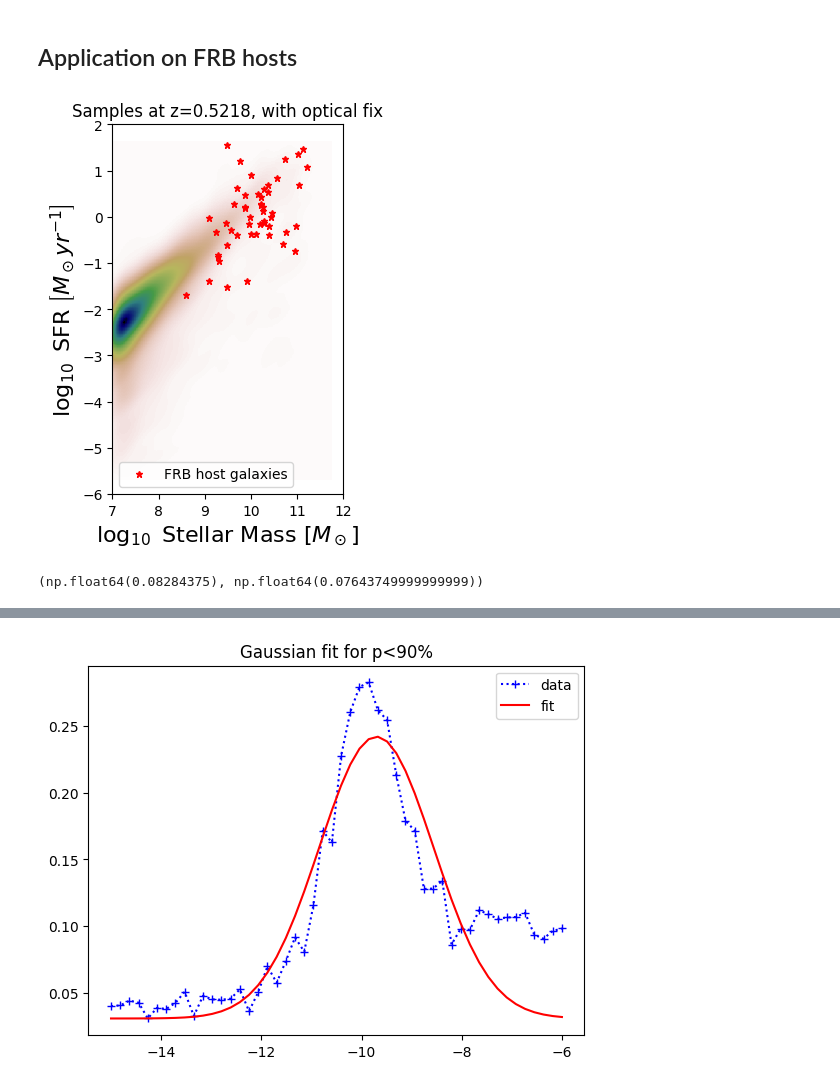
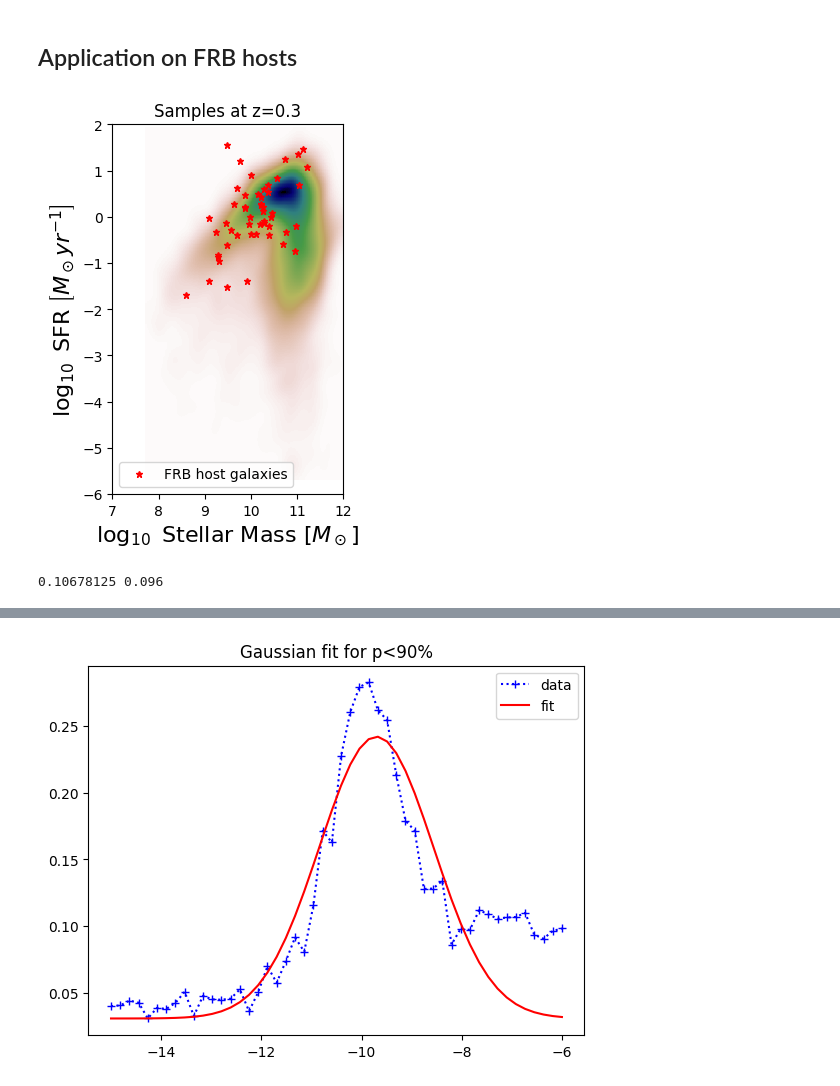
Before and after one commit to hoasaf3/host-galaxies-stats, a Jupyter notebook: frb_hosts_stats.ipynb, the cells around one changed output, grey strips where cells are left out. Drawn from its saved outputs; the diff is of its cells as text; code cells hidden in the pictures.

Commit message:
all figures now run with optical lnprior

```diff
--- a/frb_hosts_stats.ipynb
+++ b/frb_hosts_stats.ipynb
@@ -28,7 +28,7 @@ def read_dsa_data(only_gold=True):
     dsa_frbs = pd.read_csv("frbs_data/dsa_frbs.csv")
 
     if only_gold:
-        dsa_frbs = dsa_frb_hosts_hosts_hosts_hosts_hostss[np.logical_and(dsa_frbs["sed_done?"] == "Y", dsa_frbs["sample"] == "Gold")]
+        dsa_frbs = dsa_frbs[np.logical_and(dsa_frbs["sed_done?"] == "Y", dsa_frbs["sample"] == "Gold")]
     else:
         dsa_frbs = dsa_frbs[dsa_frbs["sed_done?"] == "Y"]
 
@@ -307,44 +357,47 @@ for z in frb_hosts['z']:
 # %%
 """
 Example:
 Generate samples with continuity model and optical selection bias,
 plot results with FRB host galaxies
 Note: the background density represents a single redshift, whereas each host-
       galaxy has different z, and plotted here just for a crude comparison.
 """
 
-#z=frb_hosts['z'][10]  # choose some z
-z=0.5218
+z = 0.3  # np.median(frb_hosts['z'])  # 0.2417
+
+# Create logpdf
+# logpdf = logpdfs.get_logpdf(z, prob_density)
+# logpdf = logpdfs.get_weighted_logpdf(logpdf, 1, 0)  # mass-weighted, no optical lnprior
+logpdf = get_wlogpdf_w_opt(z, prob_density, 1, 0)  # mass-weighted with optical lnprior
+# logpdf = get_wlogpdf_w_opt(z, prob_density, 0, 1)  # sfr-weighted with optical lnprior
+# logpdf = get_gc_logpdf_w_opt(z, prob_density)  # gc-weighted with optical lnprior
 
 # Generate samples
-logpdf = logpdfs.get_logpdf(z, prob_density)
-logpdf_opt = lnprior_optical_bias(logpdf, z_to_selection_factor[z])
-#logpdf = logpdfs.get_weighted_logpdf(logpdf_opt, 1, 0)
-
 logpdf_samples = mc.get_samples(logpdf, steps=1000)
 
-# plot samples
+# Plot samples
 ax = mc.plot_from_samples(logpdf_samples)
 
-# further customization
+# Further customization
 ax.plot(np.log10(frb_hosts['Mstar']), np.log10(frb_hosts['SFR']),
         '*', color='red', markersize=5, label="FRB host galaxies")
 ax.set_xlim([7, 12])
 ax.set_ylim([-6,2])
 ax.set_xlabel(r"$\log_{10}$" + " Stellar Mass " + r"$\left[M_\odot\right]$", fontsize=16)
 ax.set_ylabel(r"$\log_{10}$" + " SFR " + r"$\left[M_\odot yr^{-1}\right]$", fontsize=16)
-ax.set_title(f"Samples at z={z}, with optical fix")
+ax.set_title(f"Samples at z={z}")
 ax.legend()
 plt.show()
 # %% [output]
-[figure, old version]
+[figure, new version]
 # %%
-# Example: calculate zp90, pnom
+# Example: calculate p90, pnom
 frb_values = np.vstack([np.log10(frb_hosts['Mstar']) ,np.log10(frb_hosts['SFR']), frb_hosts['z']])
 z_to_logpdf = logpdfs.create_z_to_logpdf(frb_hosts, prob_density, 1, 0)  # mass-weighted
 frbs_likelihood = mc.calc_weighted_likelihood(z_to_logpdf, frb_values.T)
-mc.calc_p90(frb_hosts, z_to_logpdf, frbs_likelihood)
+p90, pnom, _, _ = mc.calc_p90(frb_hosts, z_to_logpdf, frbs_likelihood)
+print(p90, pnom)
 # %% [output]
-(np.float64(0.08284375), np.float64(0.07643749999999999))
+0.10678125 0.096
 # %%
 ''' Figure 1 '''
```
Also changed, not shown: parts of 7 cells of this notebook, 3 other files.
